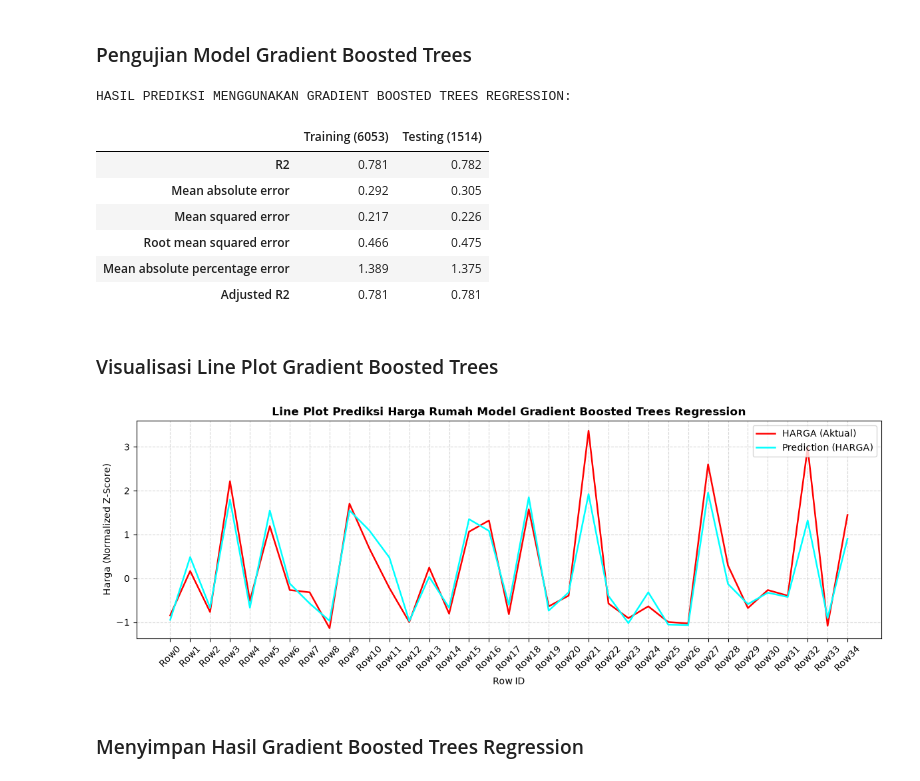
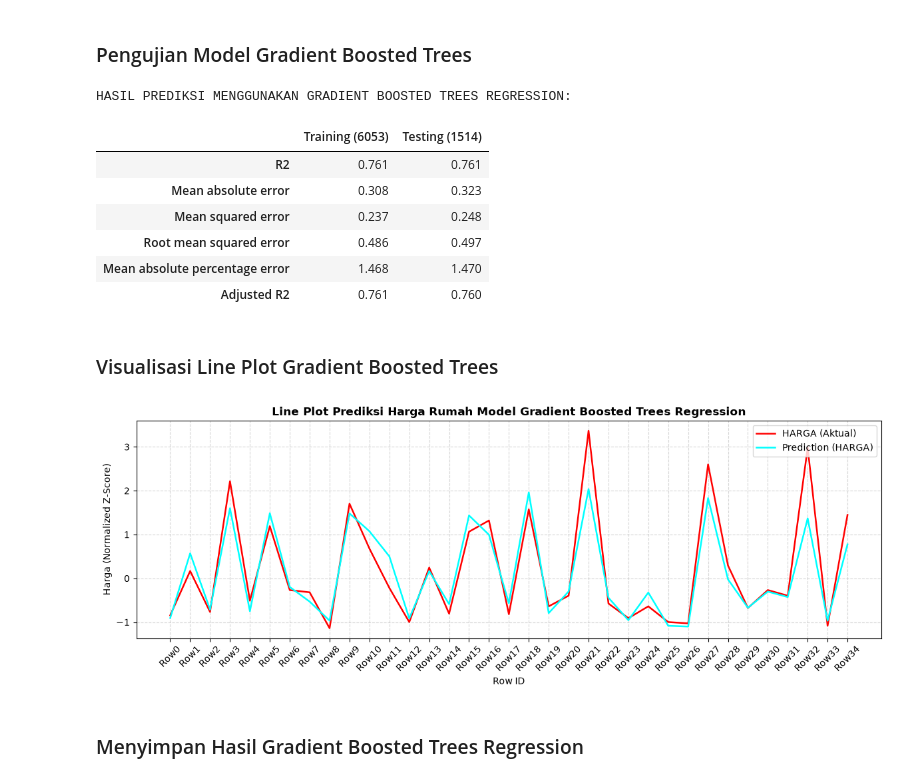
Before and after one commit to TI3G-PBL-House-Price/ml-model-testing, a Jupyter notebook: model/gradient_boosted_trees.ipynb, the cells around one changed output. Cells and saved outputs as stored; diff of their text form; code cells hidden in the pictures.

Commit message:
refactor: samakan parameter model

```diff
--- a/model/gradient_boosted_trees.ipynb
+++ b/model/gradient_boosted_trees.ipynb
@@ -42,35 +42,35 @@ def hitung_metrik_jurnal(y_aktual, y_prediksi, jumlah_fitur=7):
 # %% [markdown]
 ### Pengujian Model Gradient Boosted Trees
 # %%
-model_gbt = GradientBoostingRegressor(max_depth=4, learning_rate=0.1, random_state=42)
+model_gbt = GradientBoostingRegressor(random_state=42)
 
 # Validasi pada Data Training menggunakan 10 K-Fold Cross-Validation
 kf = KFold(n_splits=10, shuffle=True, random_state=42)
 y_pred_train_gbt = cross_val_predict(model_gbt, X_train, y_train, cv=kf)
 
 # Melatih model pada Data Training dan menguji pada Data Testing
 model_gbt.fit(X_train, y_train)
 y_pred_test_gbt = model_gbt.predict(X_test)
 
 metrik_train_gbt = hitung_metrik_jurnal(y_train, y_pred_train_gbt)
 metrik_test_gbt  = hitung_metrik_jurnal(y_test, y_pred_test_gbt)
 
 df_tabel_7 = pd.DataFrame({
     f'Training ({len(X_train)})': metrik_train_gbt,
     f'Testing ({len(X_test)})': metrik_test_gbt
 })
 
 print("HASIL PREDIKSI MENGGUNAKAN GRADIENT BOOSTED TREES REGRESSION:")
 display(df_tabel_7)
 # %% [output]
 HASIL PREDIKSI MENGGUNAKAN GRADIENT BOOSTED TREES REGRESSION:
 |  | Training (6053) | Testing (1514) |
-| R2 | 0.781 | 0.782 |
-| Mean absolute error | 0.292 | 0.305 |
-| Mean squared error | 0.217 | 0.226 |
-| Root mean squared error | 0.466 | 0.475 |
-| Mean absolute percentage error | 1.389 | 1.375 |
-| Adjusted R2 | 0.781 | 0.781 |
+| R2 | 0.761 | 0.761 |
+| Mean absolute error | 0.308 | 0.323 |
+| Mean squared error | 0.237 | 0.248 |
+| Root mean squared error | 0.486 | 0.497 |
+| Mean absolute percentage error | 1.468 | 1.470 |
+| Adjusted R2 | 0.761 | 0.760 |
 # %% [markdown]
 ### Visualisasi Line Plot Gradient Boosted Trees
 # %%
@@ -90,7 +90,7 @@ plt.grid(True, linestyle='--', alpha=0.5)
 plt.tight_layout()
 plt.show()
 # %% [output]
-[figure, old version]
+[figure, new version]
 # %% [markdown]
 ### Menyimpan Hasil Gradient Boosted Trees Regression
 # %%
```
Also changed, not shown: 10 other files.
